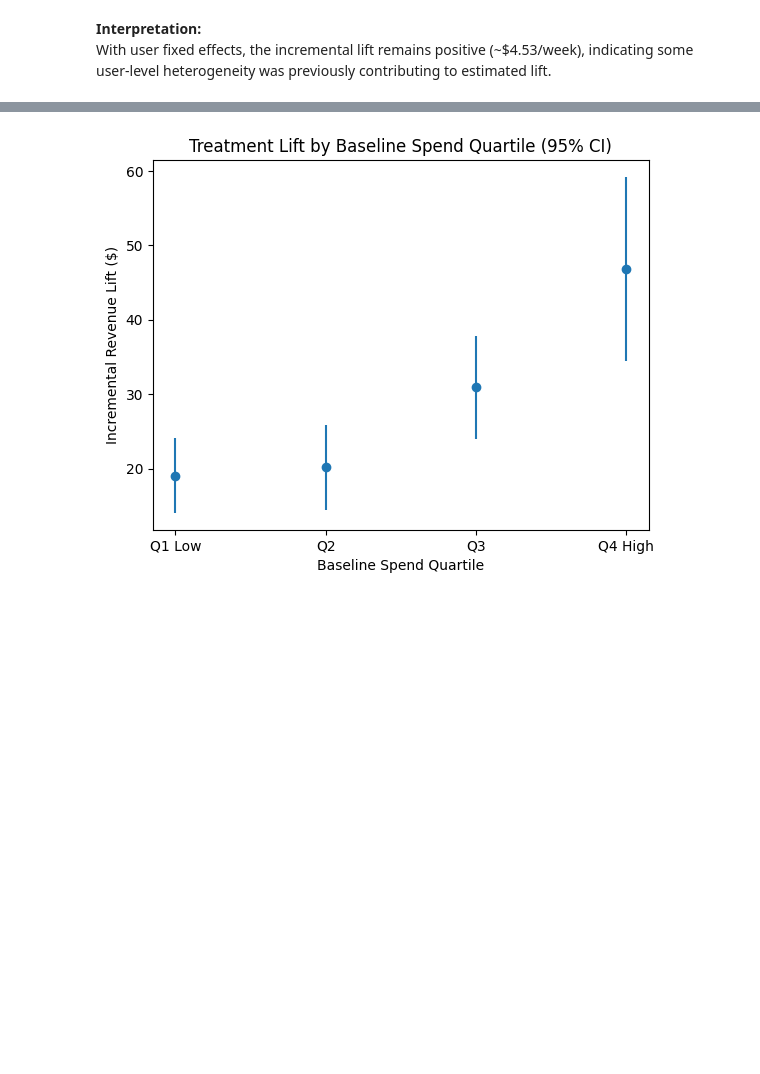
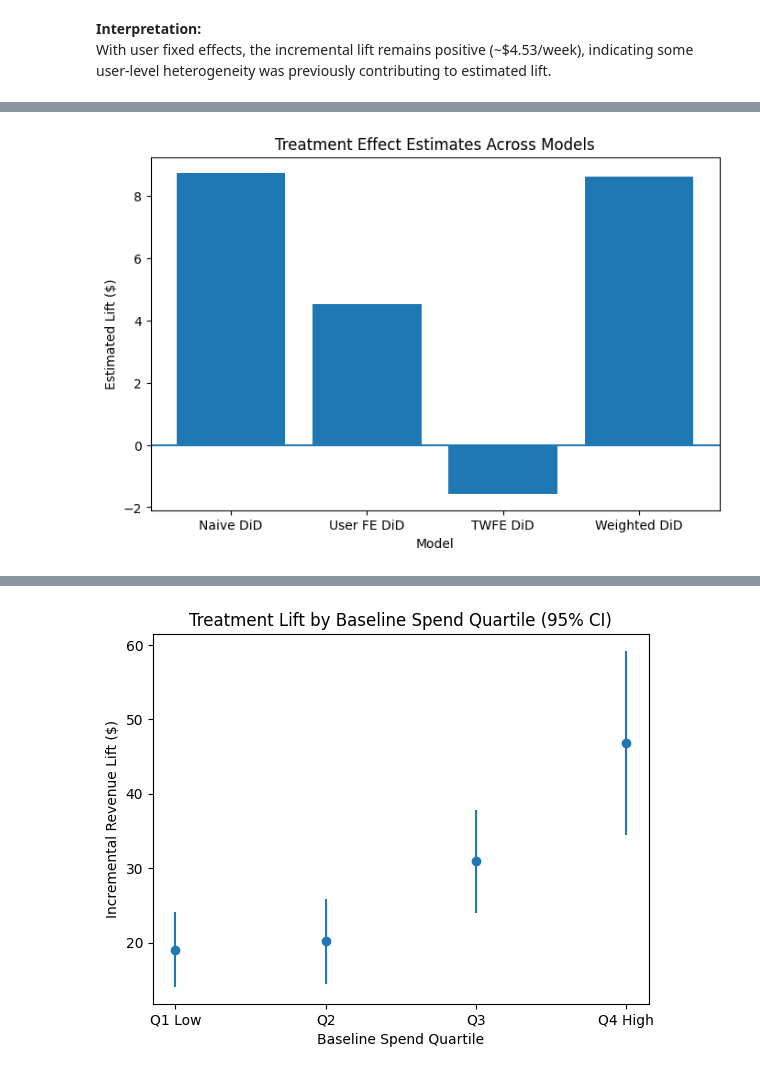
Before and after one commit to tcampayne/targeted-promotion-incrementality-experiment, a Jupyter notebook: analysis/02_inference.ipynb, the cells around one changed output, grey strips where cells are left out. Saved outputs shown, nothing was run; the diff lists cells and outputs as text; code cells hidden in the pictures; blank space fills up the shorter version.

```diff
--- a/analysis/02_inference.ipynb
+++ b/analysis/02_inference.ipynb
@@ -363 +733,17 @@ results_table
+# %%
+import matplotlib.pyplot as plt
+
+plt.figure(figsize=(8,5))
+
+plt.bar(results_table["Model"], results_table["Lift ($)"])
+
+plt.axhline(0)  # baseline
+
+plt.title("Treatment Effect Estimates Across Models")
+plt.ylabel("Estimated Lift ($)")
+plt.xlabel("Model")
+
+plt.show()
+# %% [output]
+[figure, added]
 # %% [markdown]
```
Also changed, not shown: parts of 77 cells of this notebook, 4 other files.
